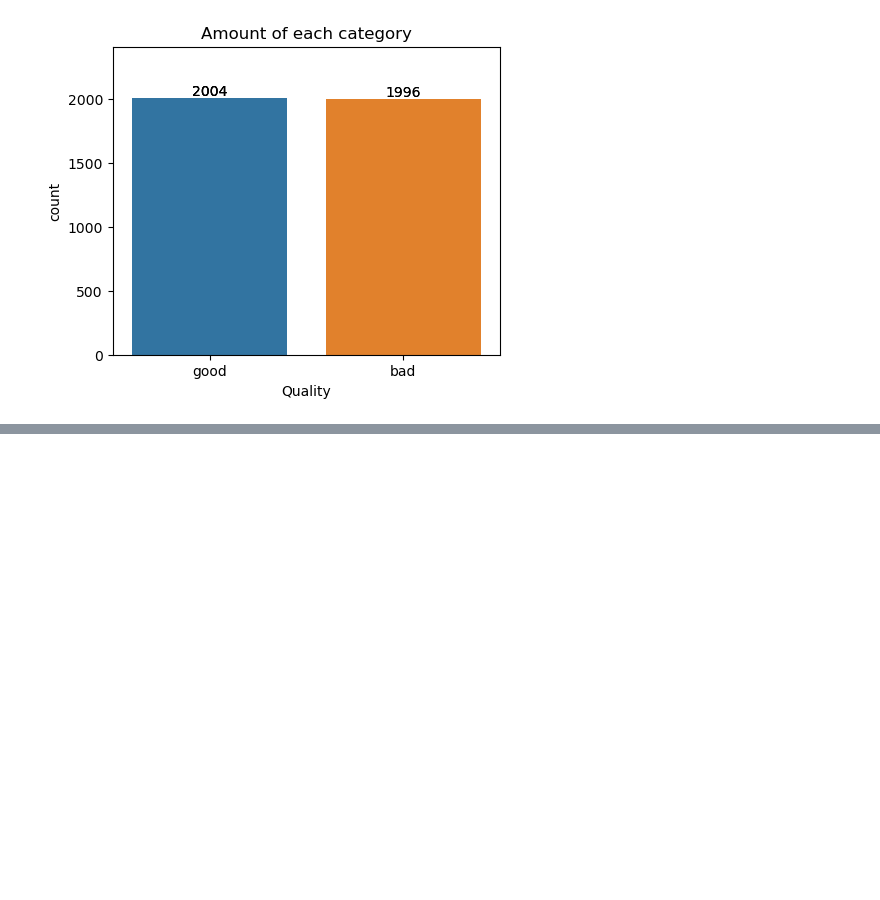
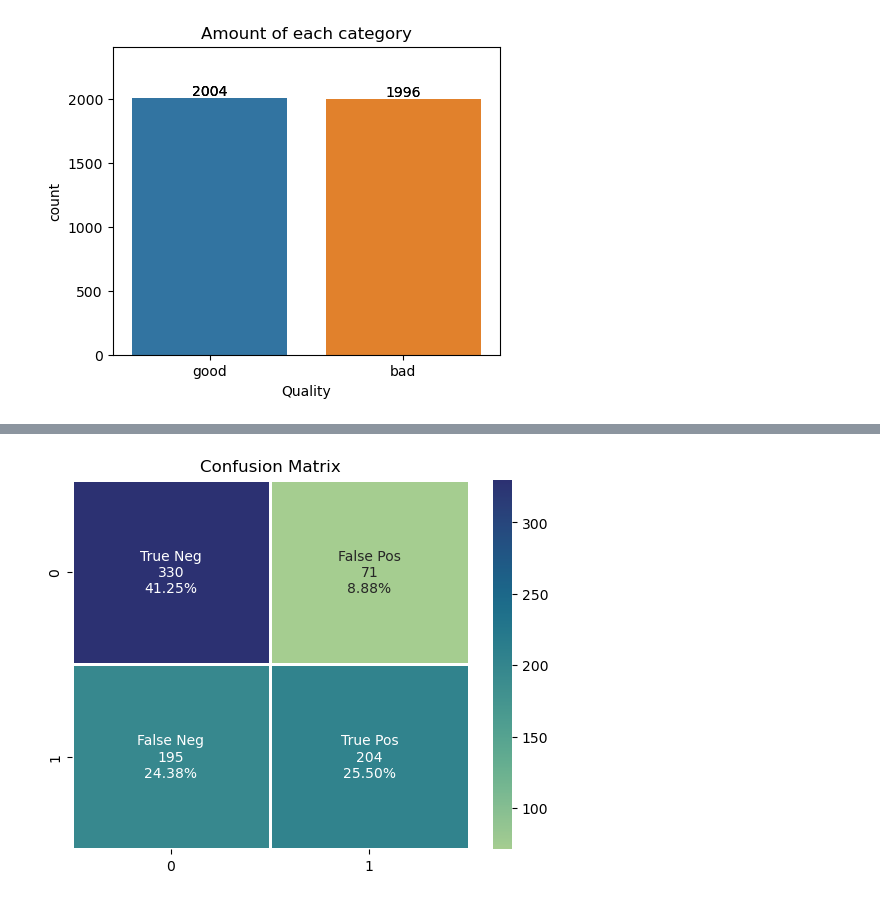
Before and after one commit to efkas18/simulations-ml-dl, a Jupyter notebook: Apple Quality/models.ipynb, the cells around one changed output, grey strips where cells are left out. Cells and saved outputs as stored; diff of their text form; code cells hidden in the pictures; blank space fills up the shorter version.

```diff
--- a/Apple Quality/models.ipynb
+++ b/Apple Quality/models.ipynb
@@ -104,0 +305,4 @@ plt.ylim(0, round(y_max + (y_max * 0.2)));
+# %%
+# Creates callback for EarlyStopping if model does not improved after certain epochs.
+early_stopping = tf.keras.callbacks.EarlyStopping(monitor = "loss",
+                                                  patience = 2)
@@ -104,0 +454,15 @@ plt.ylim(0, round(y_max + (y_max * 0.2)));
+# %%
+tf.random.set_seed(42)
+model_4 = tf.keras.Sequential([
+    tf.keras.layers.Dense(units = 10),
+    tf.keras.layers.Dense(units = 1)
+])
+
+model_4.compile(loss = "binary_crossentropy",
+                optimizer = tf.keras.optimizers.Adam(),
+                metrics = ["accuracy"])
+
+history_4 = model_4.fit(x = X_train,
+                        y = y_train,
+                        epochs = 50,
+                        callbacks = [early_stopping])
@@ -104,0 +487,7 @@ plt.ylim(0, round(y_max + (y_max * 0.2)));
+# %%
+y_pred = model_4.predict(X_test)
+
+y_pred = np.where(y_pred > 0.5, 1, 0)
+y_pred = np.squeeze(y_pred)
+
+print(f"The model's prediction accuracy is: {round(accuracy_score(y_test, y_pred), 2) * 100}%.")
@@ -104,0 +497,5 @@ plt.ylim(0, round(y_max + (y_max * 0.2)));
+# %%
+# Confusion Matrix
+hf.custom_confusion_matrix(y_true = y_test, y_pred = y_pred)
+# %% [output]
+[figure, added]
```
Also changed, not shown: parts of 51 cells of this notebook, 1 other file.
